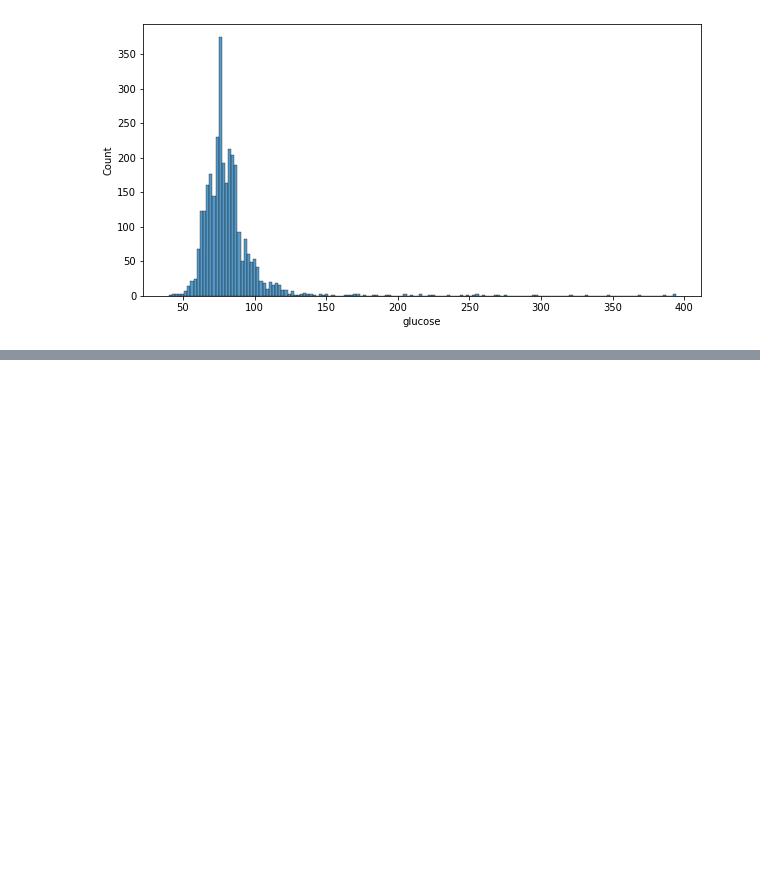
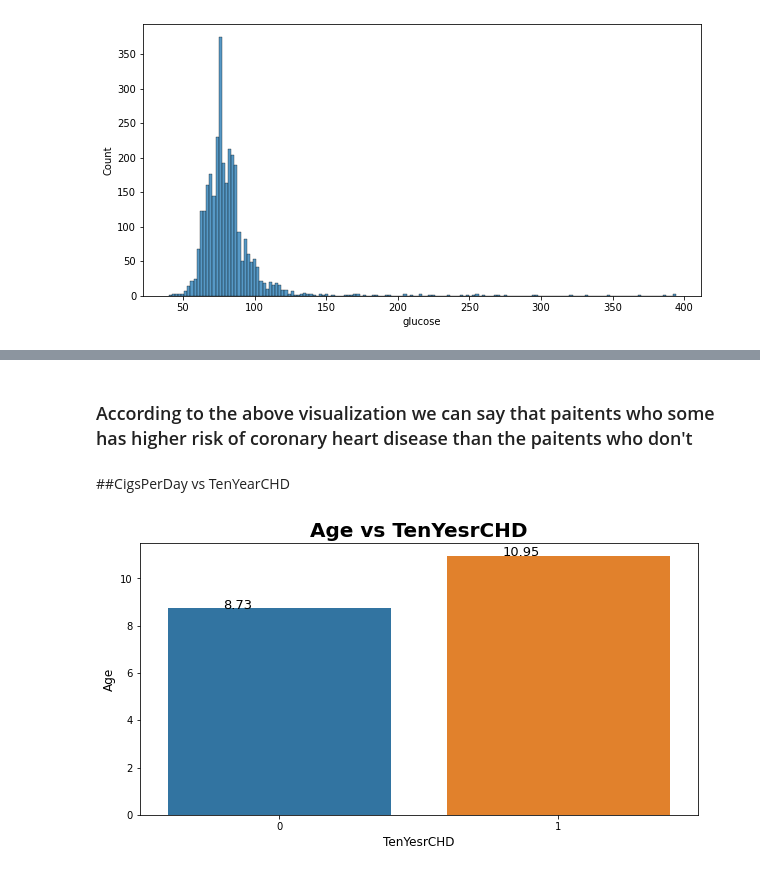
Before and after one commit to Kishan459/Cardiovascular-Rist-Prediction, a Jupyter notebook: Cardiovascular_Rist_Prediction.ipynb, the cells around one changed output, grey strips where cells are left out. Saved outputs shown, nothing was run; the diff lists cells and outputs as text; code cells hidden in the pictures; blank space fills up the shorter version.

```diff
--- a/Cardiovascular_Rist_Prediction.ipynb
+++ b/Cardiovascular_Rist_Prediction.ipynb
@@ -614,0 +685,16 @@ sns.histplot(df['glucose'])
+# %% [markdown]
+### According to the above visualization we can say that paitents who some has higher risk of coronary heart disease than the paitents who don't
+# %% [markdown]
+##CigsPerDay vs TenYearCHD
+# %%
+plt.figure(figsize=(10,5))
+cigs_pd_nd_ty_chd = round(df.groupby('TenYearCHD')['cigsPerDay'].mean(),2)
+ax = sns.barplot(cigs_pd_nd_ty_chd.index,cigs_pd_nd_ty_chd.values)
+for p in ax.patches:
+    ax.annotate(f'\n{p.get_height()}', (p.get_x()+0.2, p.get_height()), color='black', size=13)
+plt.ylabel('Age',fontsize=12)
+plt.xlabel('TenYesrCHD',fontsize=12)
+plt.title('Age vs TenYesrCHD',fontsize=20,weight='bold')
+plt.show()
+# %% [output]
+[figure, added]
```
Also changed, not shown: parts of 69 cells of this notebook.
